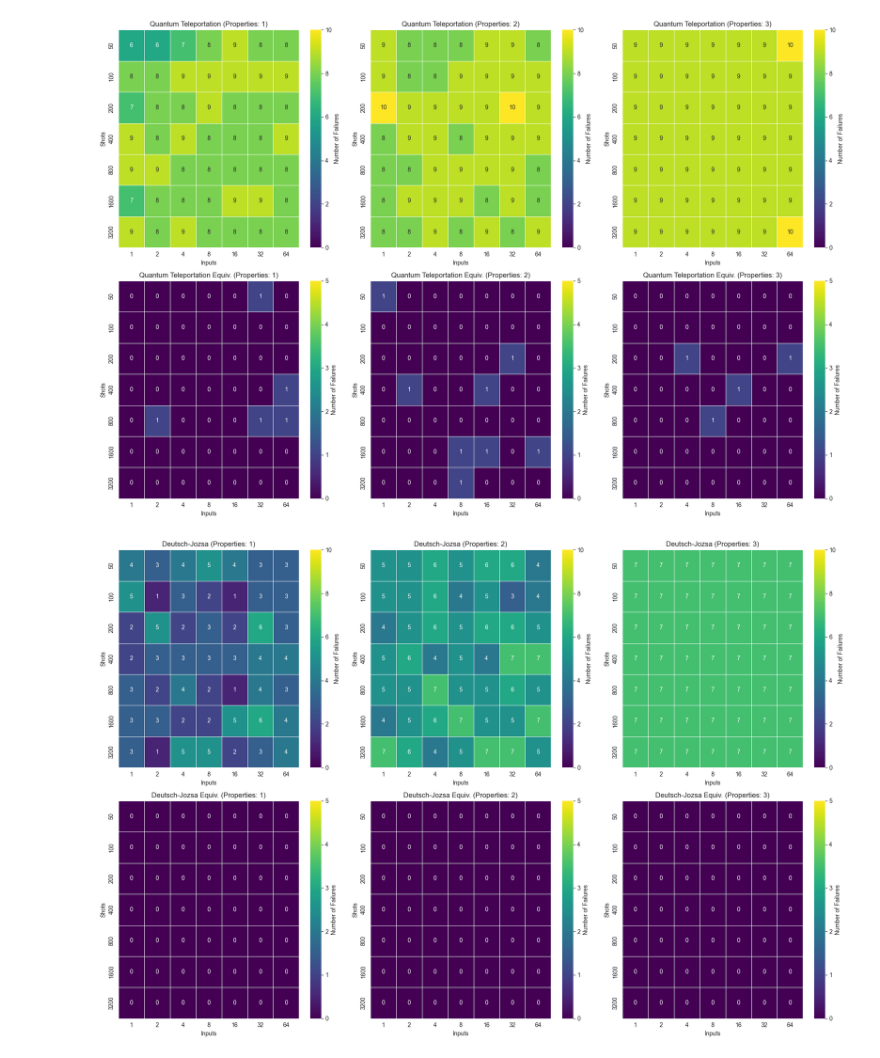
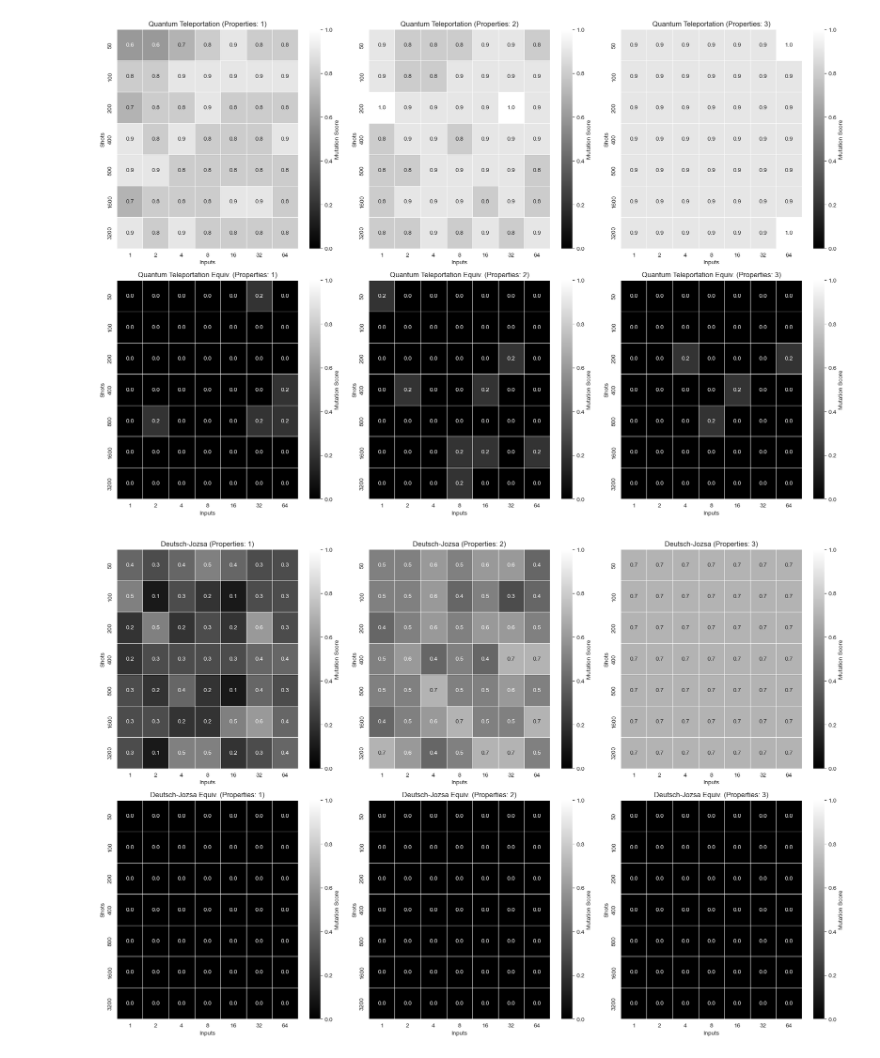
Before and after one commit to GabrielPontolillo/qucheck, a Jupyter notebook: case_studies/results_visualisation.ipynb, the cells around one changed output. Saved outputs shown, nothing was run; the diff lists cells and outputs as text; code cells hidden in the pictures.

Commit message:
more graphs

```diff
--- a/case_studies/results_visualisation.ipynb
+++ b/case_studies/results_visualisation.ipynb
@@ -32,44 +39,56 @@ def plot_failures(df, algorithm_name):
     fig, axes = plt.subplots(2, 3, figsize=(18, 12))
 
     # viridis or magma
-    palette = sns.color_palette("viridis", as_cmap=True)
+    palette = sns.color_palette("gray", as_cmap=True)
 
     # Plot heatmaps for non-equivalent mutants
     for i, num_properties in enumerate([1, 2, 3]):
         df_subset = df_non_equivalent[df_non_equivalent['Number of Properties'] == num_properties]
         failure_rate = df_subset.groupby(["Number of Measurements", "Number of Inputs"])['Result'].apply(lambda x: (x == 'Fail').sum()).unstack()
 
-        sns.heatmap(failure_rate, annot=True, cmap=palette, ax=axes[0, i], fmt='d',
-                    linewidth=0.5, vmin=0, vmax=10, cbar_kws={'label': 'Number of Failures'},
+        grouped = df_subset.groupby(["Number of Measurements", "Number of Inputs"])
+        result = grouped['Mutant Name'].nunique().reset_index()
+        max_value = result['Mutant Name'].iloc[0]
+
+        failure_rate = failure_rate / max_value
+
+        sns.heatmap(failure_rate, annot=True, cmap=palette, ax=axes[0, i], fmt='.1f',
+                    linewidth=0.5, vmin=0, vmax=1, cbar_kws={'label': 'Mutation Score'},
                     annot_kws={"size": 10})
         axes[0, i].set_title(f'{algorithm_name} (Properties: {num_properties})')
         axes[0, i].set_xlabel('Inputs')
         axes[0, i].set_ylabel('Shots')
 
     # Plot heatmaps for equivalent mutants
     for i, num_properties in enumerate([1, 2, 3]):
         df_subset = df_equivalent[df_equivalent['Number of Properties'] == num_properties]
         pass_rate = df_subset.groupby(["Number of Measurements", "Number of Inputs"])['Result'].apply(lambda x: (x == 'Fail').sum()).unstack()
 
-        sns.heatmap(pass_rate, annot=True, cmap=palette, ax=axes[1, i], fmt='d',
-                    linewidth=0.5, vmin=0, vmax=5, cbar_kws={'label': 'Number of Failures'},
+        grouped = df_subset.groupby(["Number of Measurements", "Number of Inputs"])
+        result = grouped['Mutant Name'].nunique().reset_index()
+        max_value = result['Mutant Name'].iloc[0]
+
+        pass_rate = pass_rate / max_value
+
+        sns.heatmap(pass_rate, annot=True, cmap=palette, ax=axes[1, i], fmt='.1f',
+                    linewidth=0.5, vmin=0, vmax=1, cbar_kws={'label': 'Mutation Score'},
                     annot_kws={"size": 10})
         axes[1, i].set_title(f'{algorithm_name} Equiv. (Properties: {num_properties})')
         axes[1, i].set_xlabel('Inputs')
         axes[1, i].set_ylabel('Shots')
 
     plt.tight_layout()
-    plt.savefig(f"{algorithm_name}_failures_heatmap.png", dpi=300, bbox_inches='tight')
+    plt.savefig(f"{algorithm_name.replace(' ', '_')}_failures_heatmap.png", dpi=300, bbox_inches='tight')
     plt.show()
     # plt.close()
 
 plot_failures(qt_df, "Quantum Teleportation")
 # %% [output]
-[figure, old version]
+[figure, new version]
 # %%
 plot_failures(dj_df, "Deutsch-Jozsa")
 # %% [output]
-[figure, old version]
+[figure, new version]
 # %%
 plot_failures(qft_df, "Quantum Fourier Transform")
 # %% [output]
```
Also changed, not shown: parts of 26 cells of this notebook.
